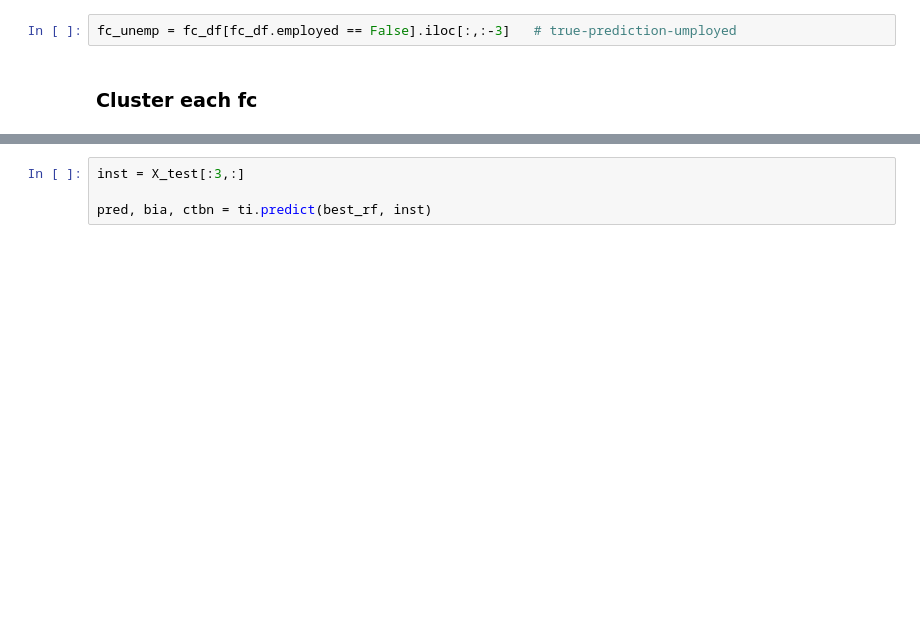
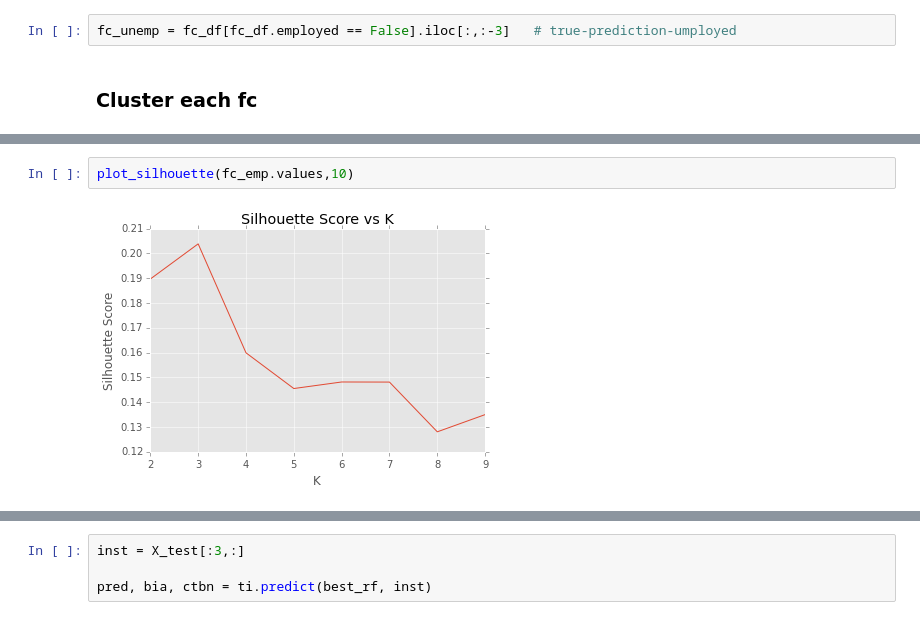
Before and after one commit to banjopickin/women_workforce, a Jupyter notebook: grid_fc.ipynb, the cells around one changed output, grey strips where cells are left out. Saved outputs shown, nothing was run; the diff lists cells and outputs as text; blank space fills up the shorter version.

```diff
--- a/grid_fc.ipynb
+++ b/grid_fc.ipynb
@@ -169,0 +178,4 @@ fc_unemp = fc_df[fc_df.employed == False].iloc[:,:-3]   # true-prediction-umploy
+# %%
+plot_silhouette(fc_emp.values,10)
+# %% [output]
+[figure, added]
```
Also changed, not shown: parts of 12 cells of this notebook, 1 other file.
